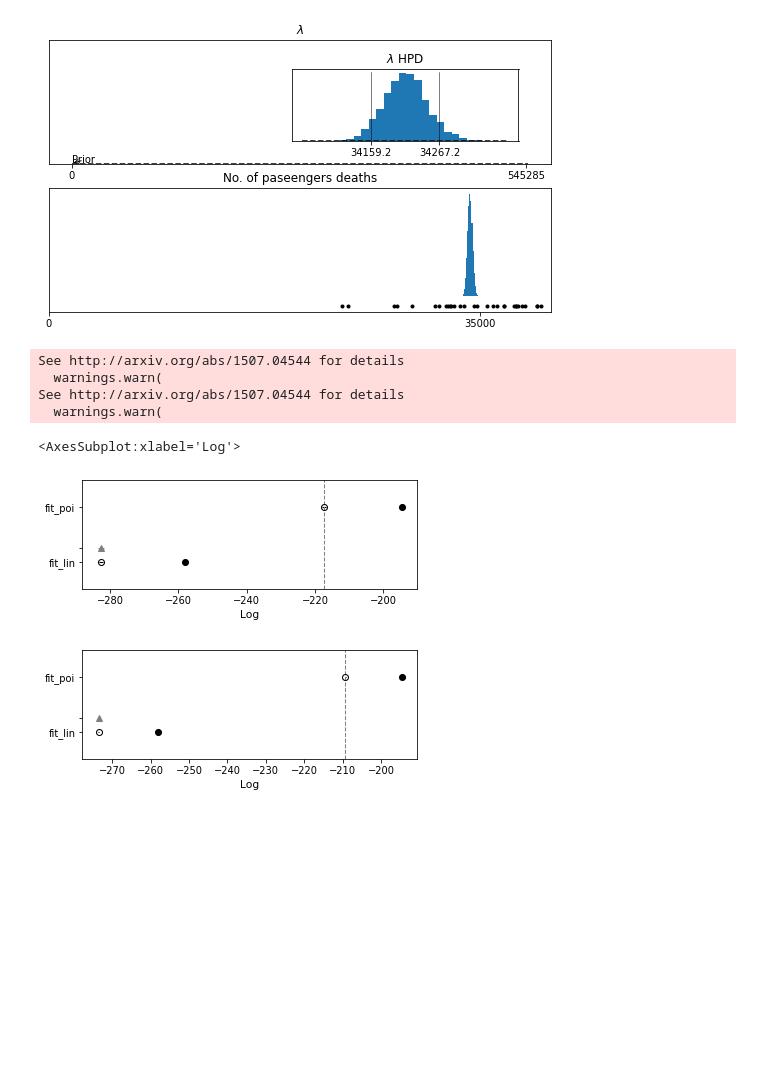
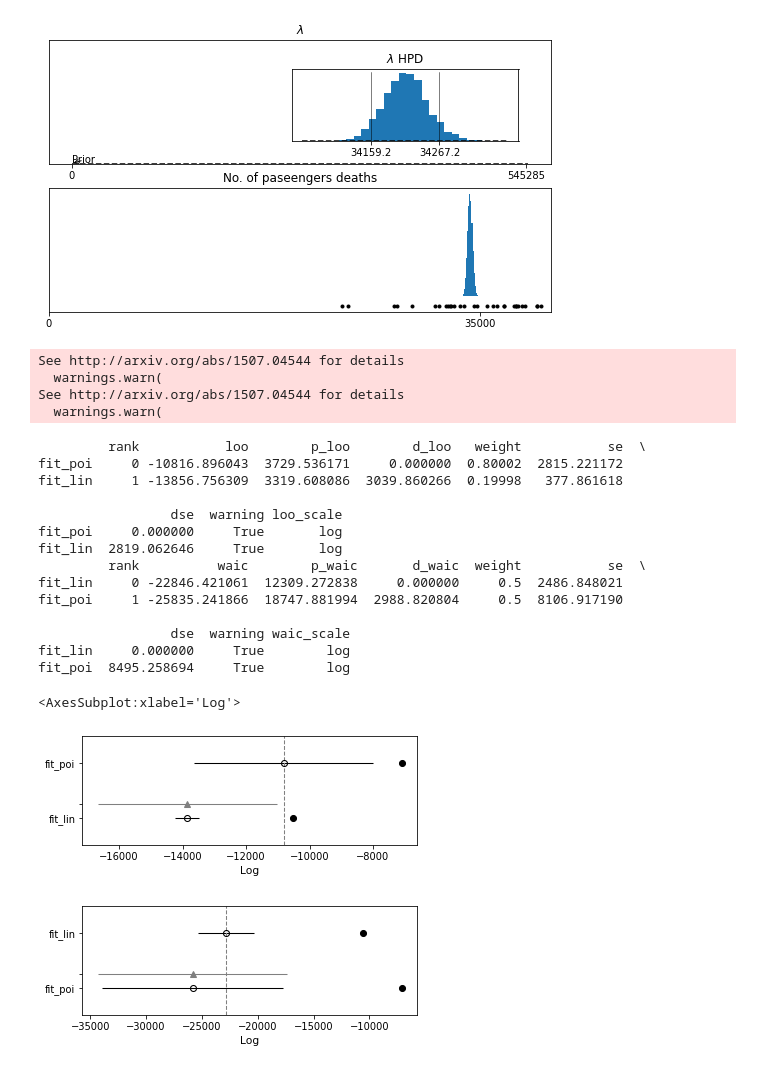
Before and after one commit to FilipZmija/Projekt, a Jupyter notebook: Project/project.ipynb, the cells around one changed output. Cells and saved outputs as stored; diff of their text form; code cells hidden in the pictures; blank space fills up the shorter version.

```diff
--- a/Project/project.ipynb
+++ b/Project/project.ipynb
@@ -396,18 +396,32 @@ plt.show()
 # %% [output]
 [figure]
 # %%
-compare_dict = {'fit_lin': fit_car_lin, 'fit_poi': fit_car}
+compare_dict = {'fit_lin': fit, 'fit_poi': fit_car}
 loo_compare = az.compare(compare_dict, ic="loo")
 waic_compare = az.compare(compare_dict, ic="waic")
 print(loo_compare)
 print(waic_compare)
 az.plot_compare(loo_compare)
 az.plot_compare(waic_compare)
 # %% [output]
 See http://arxiv.org/abs/1507.04544 for details
   warnings.warn(
 See http://arxiv.org/abs/1507.04544 for details
   warnings.warn(
-<AxesSubplot:xlabel='Log'>
+         rank           loo        p_loo        d_loo   weight           se  \
+fit_poi     0 -10816.896043  3729.536171     0.000000  0.80002  2815.221172
+fit_lin     1 -13856.756309  3319.608086  3039.860266  0.19998   377.861618
+
+                 dse  warning loo_scale
+fit_poi     0.000000     True       log
+fit_lin  2819.062646     True       log
+         rank          waic        p_waic       d_waic  weight           se  \
+fit_lin     0 -22846.421061  12309.272838     0.000000     0.5  2486.848021
+fit_poi     1 -25835.241866  18747.881994  2988.820804     0.5  8106.917190
+
+                 dse  warning waic_scale
+fit_lin     0.000000     True        log
+fit_poi  8495.258694     True        log
+<AxesSubplot:xlabel='Log'>
-[figure, old version]
+[figure, new version]
-[figure, old version]
+[figure, new version]
```
Also changed, not shown: parts of 4 cells of this notebook, 3 other files.
